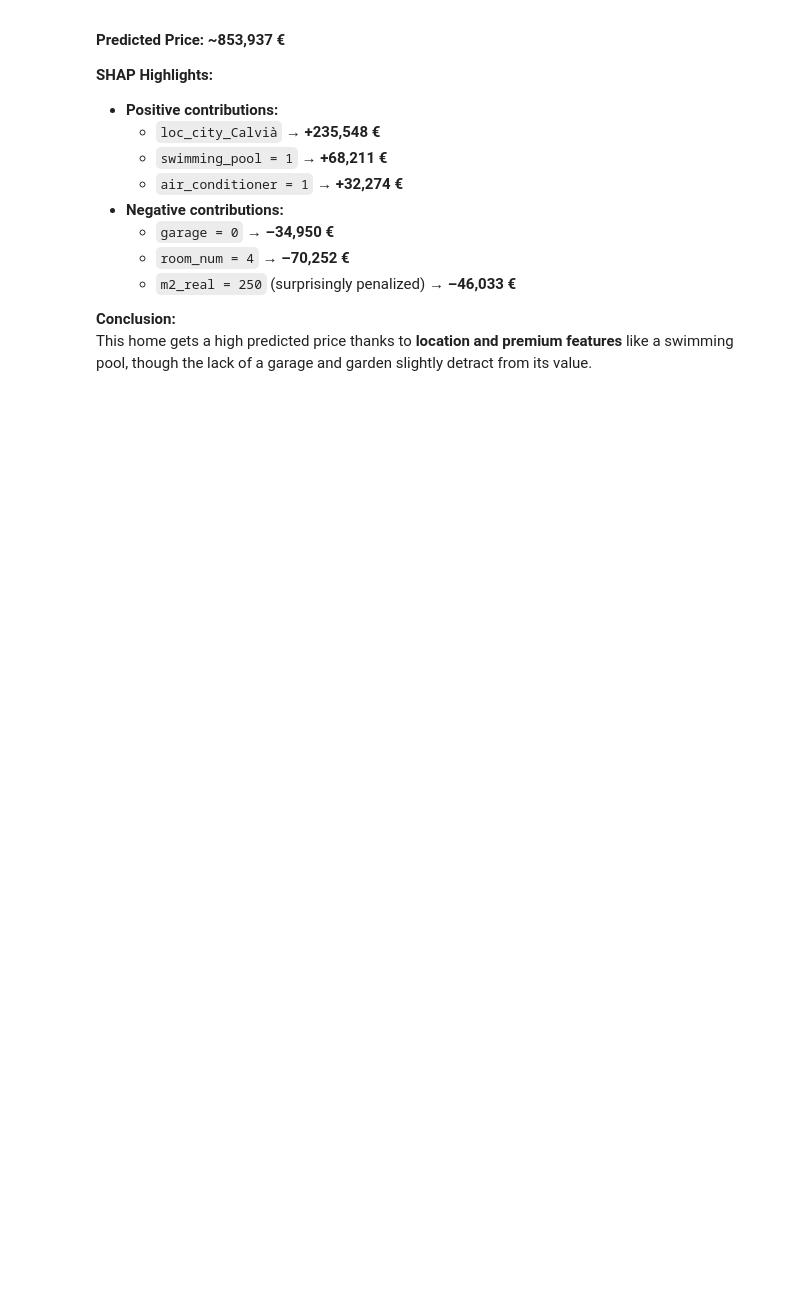
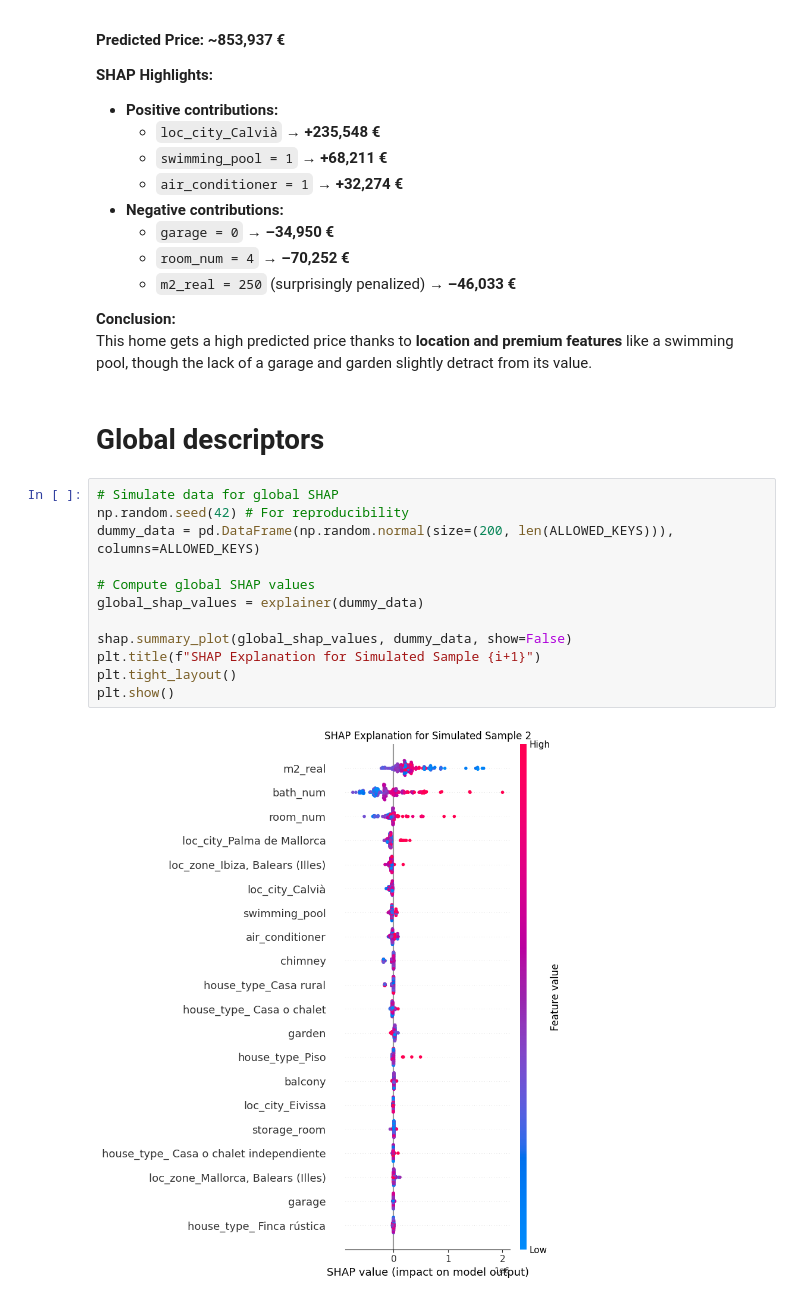
Before and after one commit to OliverJosep/11755-HCI-FinalProject, a Jupyter notebook: House_price_prediction.ipynb, the cells around one changed output. Drawn from its saved outputs; the diff is of its cells as text; blank space fills up the shorter version.

Commit message:
Global descriptor

```diff
--- a/House_price_prediction.ipynb
+++ b/House_price_prediction.ipynb
@@ -719,3 +719,19 @@ Despite a good location and decent features, the **limited surface and bathroom
 
 **Conclusion:**
 This home gets a high predicted price thanks to **location and premium features** like a swimming pool, though the lack of a garage and garden slightly detract from its value.
+# %% [markdown]
+# Global descriptors
+# %%
+# Simulate data for global SHAP
+np.random.seed(42) # For reproducibility
+dummy_data = pd.DataFrame(np.random.normal(size=(200, len(ALLOWED_KEYS))), columns=ALLOWED_KEYS)
+
+# Compute global SHAP values
+global_shap_values = explainer(dummy_data)
+
+shap.summary_plot(global_shap_values, dummy_data, show=False)
+plt.title(f"SHAP Explanation for Simulated Sample {i+1}")
+plt.tight_layout()
+plt.show()
+# %% [output]
+[figure, added]
```
